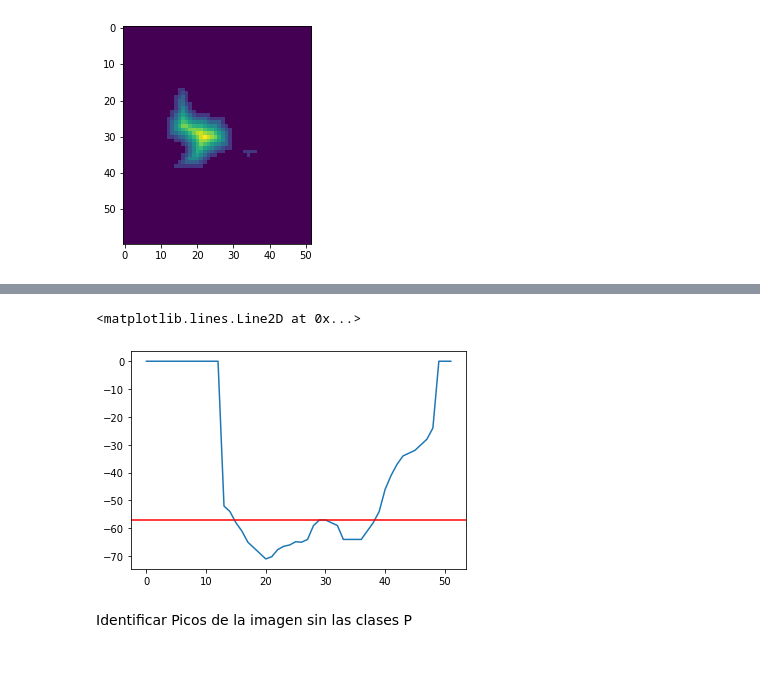
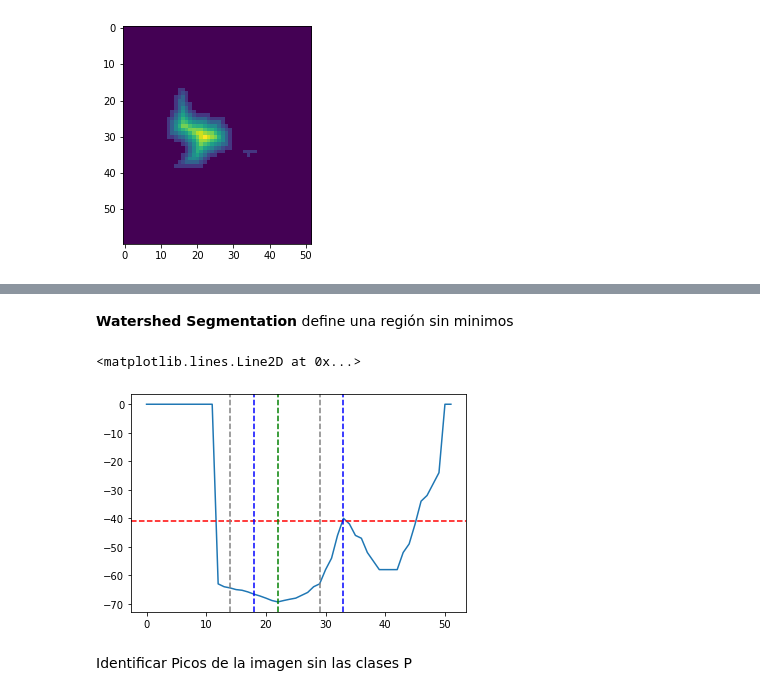
Before and after one commit to rdglpz/optimal_light_sensor_location, a Jupyter notebook: Ejemplo Reunion Iluminati.ipynb, the cells around one changed output, grey strips where cells are left out. Drawn from its saved outputs; the diff is of its cells as text; code cells hidden in the pictures; blank space fills up the shorter version.

Commit message:
notebooks with sensor location concept
region definitions using ws segmentation and variogram

```diff
--- a/Ejemplo Reunion Iluminati.ipynb
+++ b/Ejemplo Reunion Iluminati.ipynb
@@ -194,12 +199,27 @@ plt.plot(im1[34,:])
-# %%
-#  hacemos la analogia del mapa de NTI con la de una cuenca
-plt.plot(-nonsat[34,:])
-plt.axhline(y=-57, color='r', linestyle='-')
-
-#plt.plot(-im1[34,:])
-# %% [output]
-<matplotlib.lines.Line2D at 0x...>
-[figure, removed]
+# %% [markdown]
+**Watershed Segmentation** define una región sin minimos
+# %%
+#  hacemos la analogia del mapa de NTI con la de una cuenca
+plt.plot(-nonsat[30,:])
+plt.axhline(y=-41, color='r', linestyle='--')
+
+#region definida por watershed
+plt.axvline(x=22-4, color='b', linestyle='--')
+plt.axvline(x=22+11, color='b', linestyle='--')
+
+#region definida por la tolerancia de las variaciones con respecto a la intensidad asociada a la ubicacion del sensor
+plt.axvline(x=14, color='grey', linestyle='--')
+plt.axvline(x=29, color='grey', linestyle='--')
+
+
+
+#valor maximo local, donde estaría ubicado el sensor
+plt.axvline(x=22, color='g', linestyle='--')
+
+#plt.plot(-im1[34,:])
+# %% [output]
+<matplotlib.lines.Line2D at 0x...>
+[figure, added]
 # %% [markdown]
 Identificar Picos de la imagen sin las clases P
 # %%
```
Also changed, not shown: parts of 8 cells of this notebook, 1 other file.
